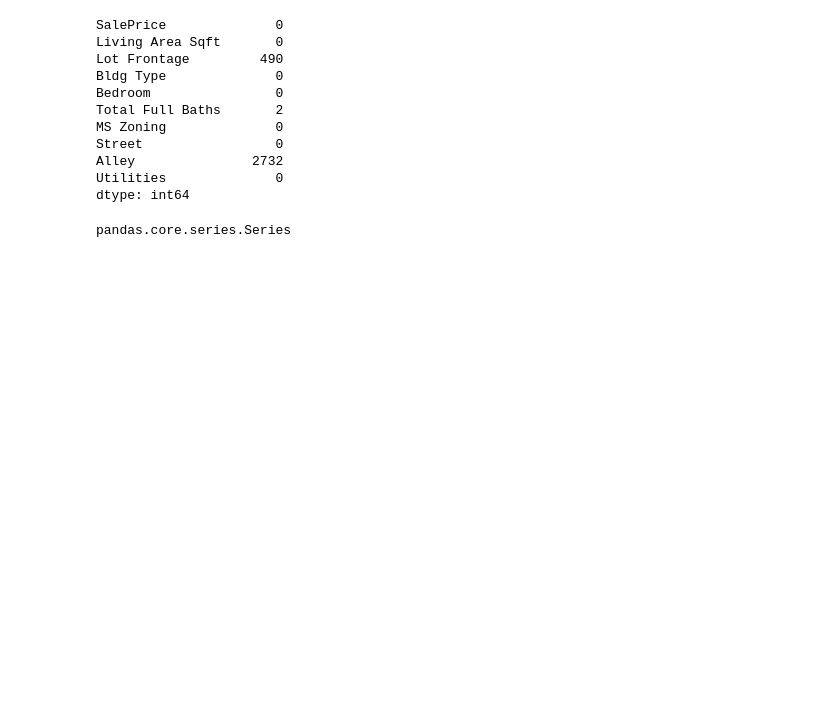
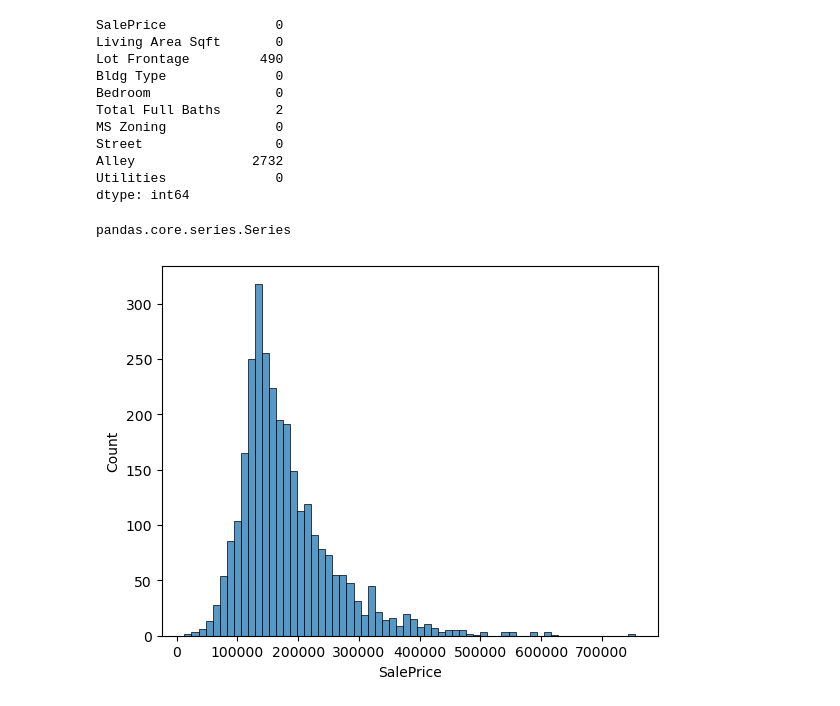
Before and after one commit to sof2401/Advanced-ML, a Jupyter notebook: Dataframes and String Outputs.ipynb, the cells around one changed output. Cells and saved outputs as stored; diff of their text form; code cells hidden in the pictures; blank space fills up the shorter version.

```diff
--- a/Dataframes and String Outputs.ipynb
+++ b/Dataframes and String Outputs.ipynb
@@ -116,3 +116,8 @@ dtype: int64
 type(nulls)
 # %% [output]
 pandas.core.series.Series
+# %%
+# Histogram
+sns.histplot(data = df, x = 'SalePrice');
+# %% [output]
+[figure, added]
```
Also changed, not shown: parts of 10 cells of this notebook, 8 other files.
